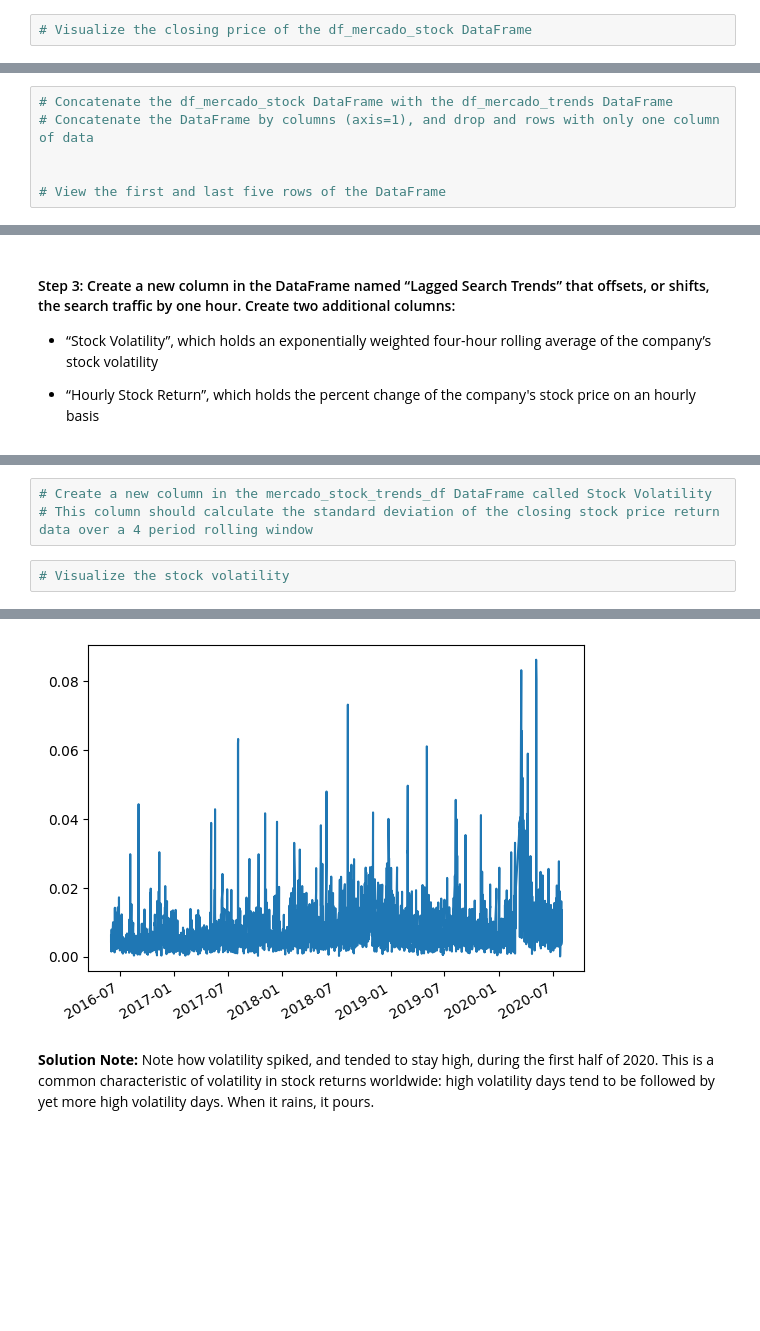
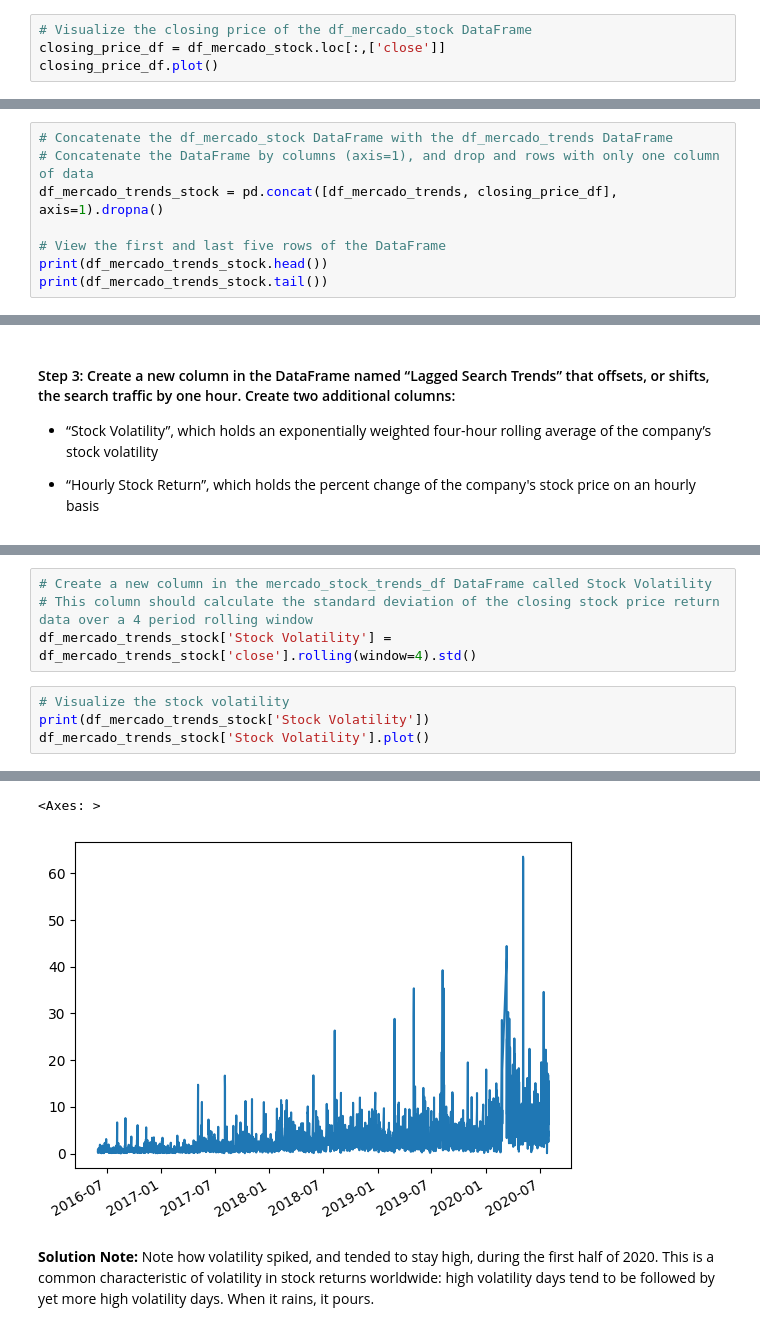
Before and after one commit to SStage100/prophet-challenge, a Jupyter notebook: Starter_Code/forecasting_net_prophet.ipynb, the cells around one changed output, grey strips where cells are left out. Saved outputs shown, nothing was run; the diff lists cells and outputs as text; blank space fills up the shorter version.

```diff
--- a/Starter_Code/forecasting_net_prophet.ipynb
+++ b/Starter_Code/forecasting_net_prophet.ipynb
@@ -249,5 +251,7 @@ display(df_mercado_stock.tail())
 | 2020-07-31 15:00:00 | 1122.510 |
 # %%
 # Visualize the closing price of the df_mercado_stock DataFrame
+closing_price_df = df_mercado_stock.loc[:,['close']]
+closing_price_df.plot()
 # %% [output]
 <Axes: xlabel='date'>
@@ -255,7 +259,9 @@ display(df_mercado_stock.tail())
 # %%
 # Concatenate the df_mercado_stock DataFrame with the df_mercado_trends DataFrame
 # Concatenate the DataFrame by columns (axis=1), and drop and rows with only one column of data
-
+df_mercado_trends_stock = pd.concat([df_mercado_trends, closing_price_df], axis=1).dropna()
 
 # View the first and last five rows of the DataFrame
+print(df_mercado_trends_stock.head())
+print(df_mercado_trends_stock.tail())
 # %% [output]
@@ -316,6 +337,9 @@ array([<Axes: >, <Axes: >], dtype=object)
 # %%
 # Create a new column in the mercado_stock_trends_df DataFrame called Stock Volatility
 # This column should calculate the standard deviation of the closing stock price return data over a 4 period rolling window
+df_mercado_trends_stock['Stock Volatility'] = df_mercado_trends_stock['close'].rolling(window=4).std()
 # %%
 # Visualize the stock volatility
+print(df_mercado_trends_stock['Stock Volatility'])
+df_mercado_trends_stock['Stock Volatility'].plot()
 # %% [output]
@@ -323,4 +358,5 @@ array([<Axes: >, <Axes: >], dtype=object)
+<Axes: >
-[figure, old version]
+[figure, new version]
 # %% [markdown]
 **Solution Note:** Note how volatility spiked, and tended to stay high, during the first half of 2020. This is a common characteristic of volatility in stock returns worldwide: high volatility days tend to be followed by yet more high volatility days. When it rains, it pours.
 # %%
```
Also changed, not shown: parts of 31 cells of this notebook, 1 other file.
